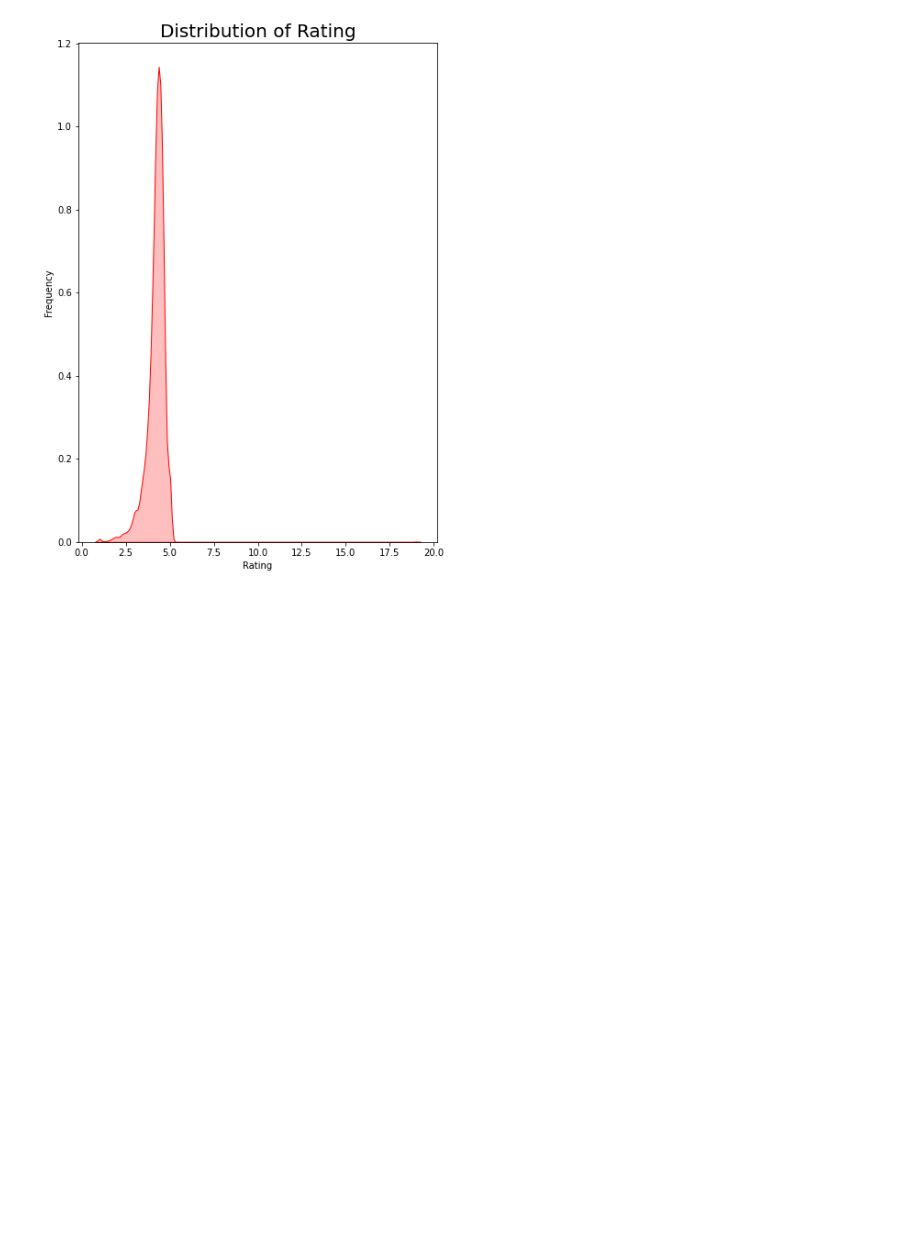
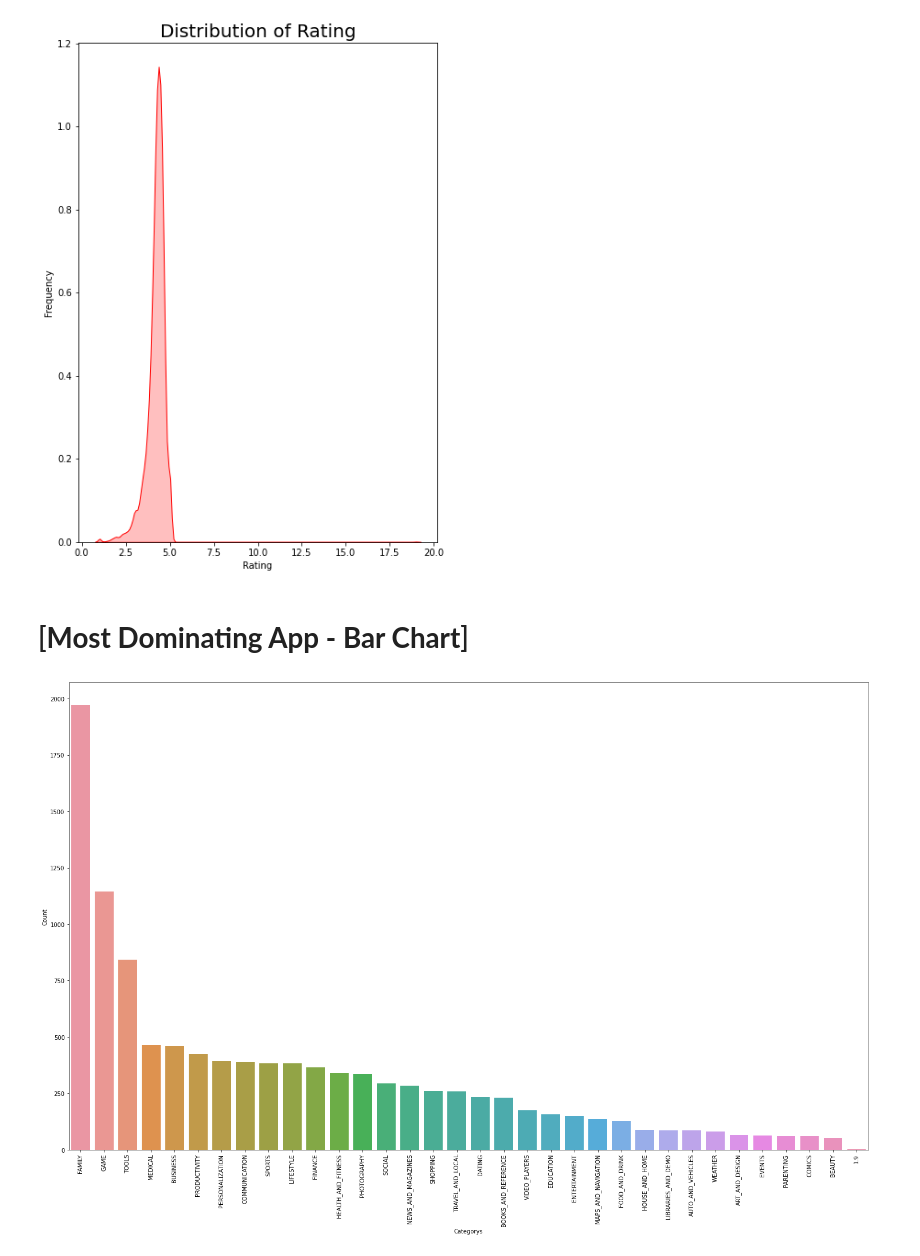
Before and after one commit to avinashpatni000/App_Store_EDA_Project, a Jupyter notebook: Play_Store_App_Review_Analysis_Capstone_Project.ipynb, the cells around one changed output. Cells and saved outputs as stored; diff of their text form; code cells hidden in the pictures; blank space fills up the shorter version.

```diff
--- a/Play_Store_App_Review_Analysis_Capstone_Project.ipynb
+++ b/Play_Store_App_Review_Analysis_Capstone_Project.ipynb
@@ -206,3 +208,14 @@ plt.title('Distribution of Rating',size = 20)
 plt.show()
 # %% [output]
 [figure]
+# %% [markdown]
+# [**Most Dominating App - Bar Chart**]
+# %%
+plt.figure(figsize=(25,15))
+sns.barplot(x=df2.Category, y=df2.Count)
+plt.xticks(rotation= 90)
+plt.xlabel('Categorys')
+plt.ylabel('Count')
+plt.show()
+# %% [output]
+[figure, added]
```
Also changed, not shown: parts of 1 cell of this notebook.
